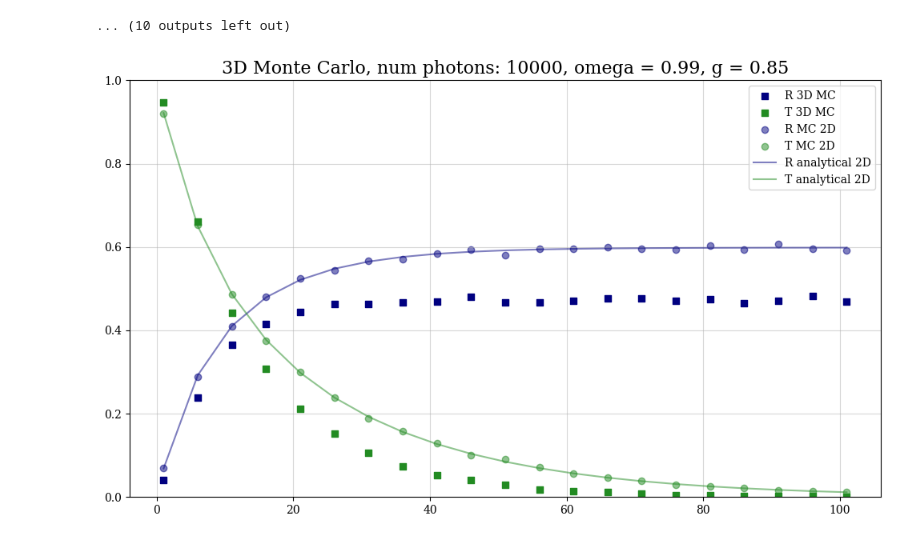
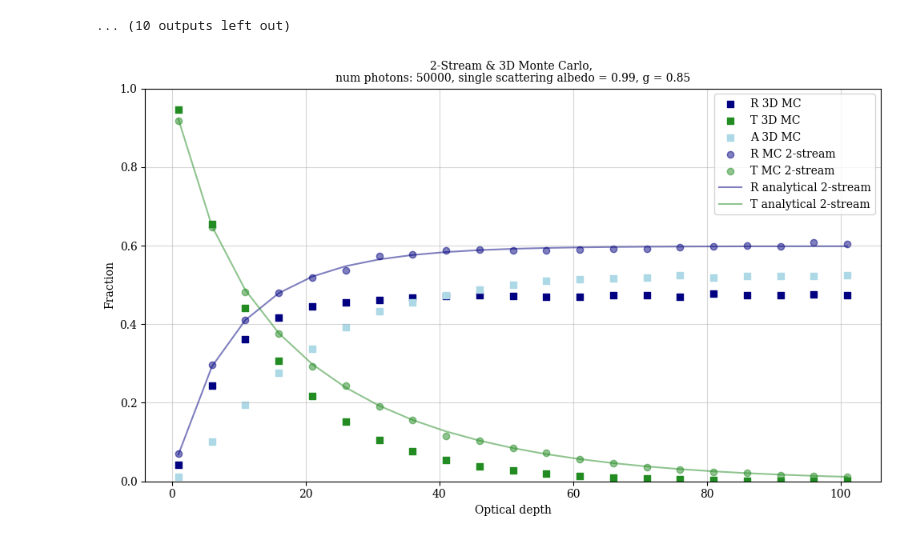
Before and after one commit to Mte2112/ATOC5235, a Jupyter notebook: final_project/montecarlo_3d.ipynb, the cells around one changed output. Drawn from its saved outputs; the diff is of its cells as text; code cells hidden in the pictures.

```diff
--- a/final_project/montecarlo_3d.ipynb
+++ b/final_project/montecarlo_3d.ipynb
@@ -208,7 +210,7 @@ def henyey(g, mu):
 # %%
 omega = 0.99
 g = 0.85
-num_sims = 10000
+num_sims = 50000
 optical_depths = np.linspace(1, 101, 21)  # do every 5 to save time
 #optical_depths = np.arange(1, 101, 1)  # do every 5 to save time
 
@@ -314,26 +316,28 @@ doing tau = 56.0...
 # %%
 fig, ax = plt.subplots(figsize=(10, 6))
 
 # 3D
 ax.scatter(optical_depths, R_array, color="navy", marker='s', label='R 3D MC')
 ax.scatter(optical_depths, T_array, color="forestgreen", marker='s', label='T 3D MC')
-#ax2.plot(optical_depths, A_array, color='lightblue', marker='s', linestyle='-', label='A 3D MC')
+ax.scatter(optical_depths, A_array, color='lightblue', marker='s', label='A 3D MC')
 
 # 2D
-ax.scatter(optical_depths, R_array_2D, color='navy', alpha=0.5, label='R MC 2D')
-ax.scatter(optical_depths, T_array_2D, color='forestgreen', alpha=0.5, label='T MC 2D')
-ax.plot(optical_depths, R_analytical_2D, color='navy', alpha=0.5, linestyle='-', label='R analytical 2D')
-ax.plot(optical_depths, T_analytical_2D, color='forestgreen', alpha=0.5, linestyle='-', label='T analytical 2D')
+ax.scatter(optical_depths, R_array_2D, color='navy', alpha=0.5, label='R MC 2-stream')
+ax.scatter(optical_depths, T_array_2D, color='forestgreen', alpha=0.5, label='T MC 2-stream')
+ax.plot(optical_depths, R_analytical_2D, color='navy', alpha=0.5, linestyle='-', label='R analytical 2-stream')
+ax.plot(optical_depths, T_analytical_2D, color='forestgreen', alpha=0.5, linestyle='-', label='T analytical 2-stream')
 
 
 ax.set_ylim(0, 1.0)
 ax.set_ylim(0, 1.0)
 ax.grid(alpha=0.5)
 
-plt.title(f"3D Monte Carlo, num photons: {num_sims}, omega = {omega}, g = {g}", fontsize=16)
+plt.ylabel("Fraction")
+plt.xlabel("Optical depth")
+plt.title(f"2-Stream & 3D Monte Carlo, \nnum photons: {num_sims}, single scattering albedo = {omega}, g = {g}", fontsize=10)
 
 ax.legend()
 plt.tight_layout()
-plt.show()
+plt.savefig("3D_MC_results.png", dpi=600)
 # %% [output]
-[figure, old version]
+[figure, new version]
```
Also changed, not shown: parts of 8 cells of this notebook.
